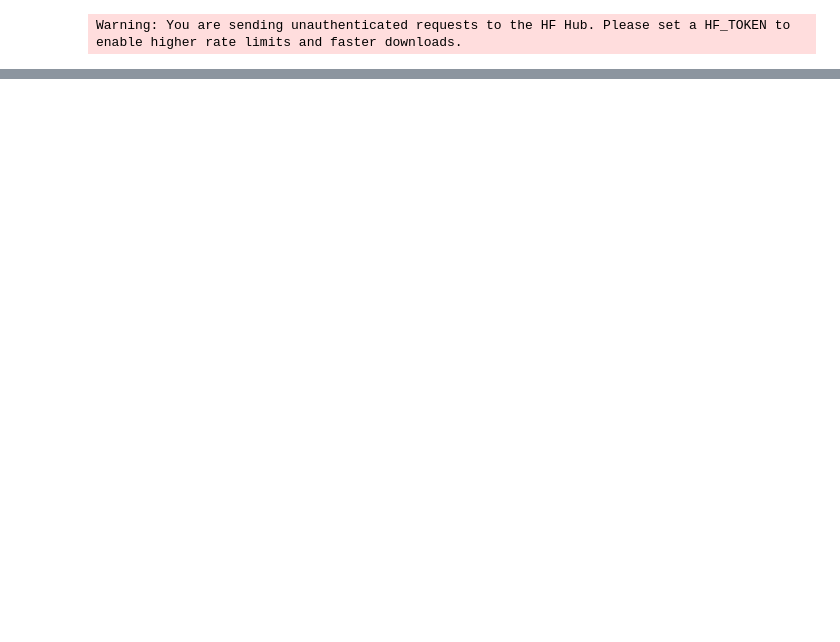
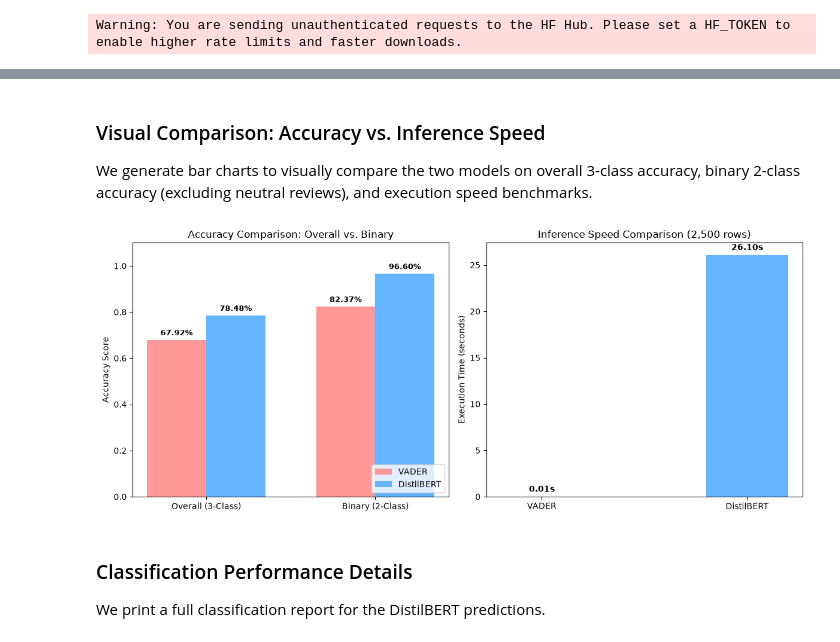
Before and after one commit to ali7540/nlp-quality-feedback-analyzer, a Jupyter notebook: notebooks/week2_sentiment.ipynb, the cells around one changed output, grey strips where cells are left out. Saved outputs shown, nothing was run; the diff lists cells and outputs as text; code cells hidden in the pictures; blank space fills up the shorter version.

Commit message:
feat: added performance benchmarking visualizations

```diff
--- a/notebooks/week2_sentiment.ipynb
+++ b/notebooks/week2_sentiment.ipynb
@@ -181,0 +234,20 @@ sample_df.to_csv("../outputs/distilbert_stage2.csv", index=False)
+# %%
+from sklearn.metrics import accuracy_score
+
+# Compute accuracies on the exact same sample (3-class: positive/negative/neutral)
+vader_sample_acc = accuracy_score(sample_df["rating_based_truth"], sample_df["vader_label"])
+distilbert_acc = accuracy_score(sample_df["rating_based_truth"], sample_df["distilbert_label"])
+
+print("Overall 3-Class Accuracy (including neutral reviews):")
+print("VADER Sample Accuracy:", vader_sample_acc)
+print("DistilBERT Sample Accuracy:", distilbert_acc)
+print("-" * 50)
+
+# Compute binary accuracies (excluding neutral reviews to make it fair for binary DistilBERT)
+binary_df = sample_df[sample_df["rating_based_truth"] != "neutral"]
+vader_binary_acc = accuracy_score(binary_df["rating_based_truth"], binary_df["vader_label"])
+distilbert_binary_acc = accuracy_score(binary_df["rating_based_truth"], binary_df["distilbert_label"])
+
+print("Binary 2-Class Accuracy (excluding neutral reviews):")
+print("VADER Binary Accuracy:", vader_binary_acc)
+print("DistilBERT Binary Accuracy:", distilbert_binary_acc)
@@ -182 +262,55 @@ sample_df.to_csv("../outputs/distilbert_stage2.csv", index=False)
+# %% [markdown]
+### Visual Comparison: Accuracy vs. Inference Speed
+
+We generate bar charts to visually compare the two models on overall 3-class accuracy, binary 2-class accuracy (excluding neutral reviews), and execution speed benchmarks.
+# %%
+import matplotlib.pyplot as plt
+import os
+
+# Create outputs/figures directory if not exists
+os.makedirs('../outputs/figures', exist_ok=True)
+
+# Plotting Accuracy and Speed comparison
+fig, (ax1, ax2) = plt.subplots(1, 2, figsize=(12, 5))
+
+# 1. Accuracy Plot (Clustered Overall vs Binary)
+categories = ['Overall (3-Class)', 'Binary (2-Class)']
+x = np.arange(len(categories))
+width = 0.35
+
+ax1.bar(x - width/2, [vader_sample_acc, vader_binary_acc], width, label='VADER', color='#ff9999')
+ax1.bar(x + width/2, [distilbert_acc, distilbert_binary_acc], width, label='DistilBERT', color='#66b3ff')
+
+ax1.set_ylabel('Accuracy Score')
+ax1.set_title('Accuracy Comparison: Overall vs. Binary')
+ax1.set_xticks(x)
+ax1.set_xticklabels(categories)
+ax1.set_ylim(0, 1.1)
+ax1.legend(loc='lower right')
+
+# Add labels to bar peaks
+for i in range(len(categories)):
+    v_vader = [vader_sample_acc, vader_binary_acc][i]
+    v_db = [distilbert_acc, distilbert_binary_acc][i]
+    ax1.text(i - width/2, v_vader + 0.02, f"{v_vader*100:.2f}%", ha='center', fontweight='bold', fontsize=9)
+    ax1.text(i + width/2, v_db + 0.02, f"{v_db*100:.2f}%", ha='center', fontweight='bold', fontsize=9)
+
+# 2. Speed Plot
+models = ['VADER', 'DistilBERT']
+times = [0.01, processing_time]
+ax2.bar(models, times, color=['#ff9999', '#66b3ff'], width=0.4)
+ax2.set_ylabel('Execution Time (seconds)')
+ax2.set_title('Inference Speed Comparison (2,500 rows)')
+for i, v in enumerate(times):
+    ax2.text(i, v + (processing_time * 0.02), f"{v:.2f}s", ha='center', fontweight='bold')
+
+plt.tight_layout()
+plt.savefig('../outputs/figures/sentiment_comparison_chart.png', dpi=300, bbox_inches='tight')
+plt.show()
+# %% [output]
+[figure, added]
+# %% [markdown]
+### Classification Performance Details
+
+We print a full classification report for the DistilBERT predictions.
 # %%
```
Also changed, not shown: parts of 36 cells of this notebook, 6 other files.
